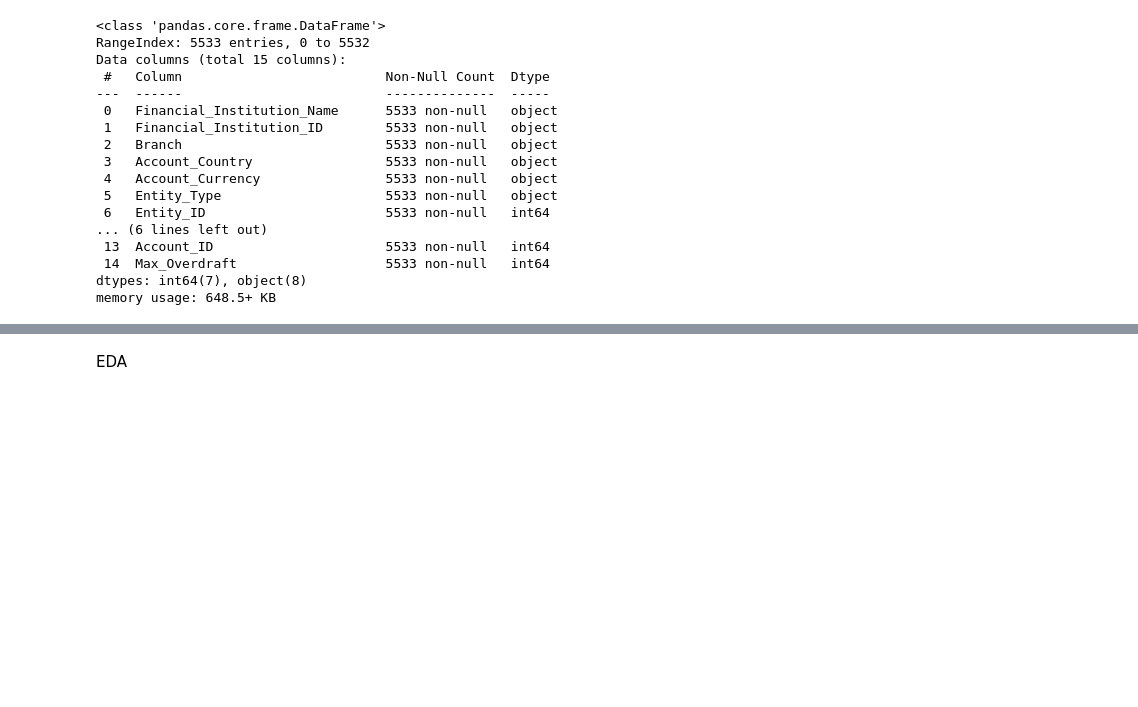
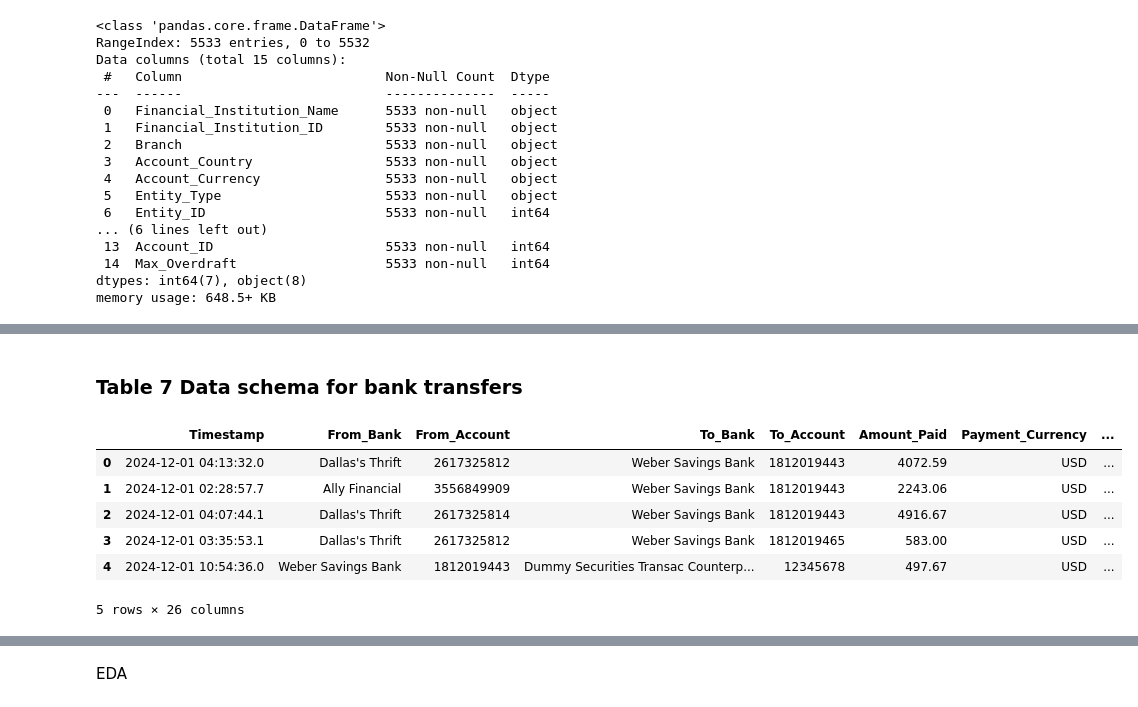
Before and after one commit to thomas-sutter/ai-aml-mvp2value, a Jupyter notebook: 1_exploratory_data_analysis.ipynb, the cells around one changed output, grey strips where cells are left out. Saved outputs shown, nothing was run; the diff lists cells and outputs as text; code cells hidden in the pictures; blank space fills up the shorter version.

```diff
--- a/1_exploratory_data_analysis.ipynb
+++ b/1_exploratory_data_analysis.ipynb
@@ -262,0 +300,16 @@ memory usage: 648.5+ KB
+# %% [markdown]
+### Table 7 Data schema for bank transfers
+# %%
+# Loading dataset bank_xfers
+bank_xfers_df = pd.read_csv('/content/drive/MyDrive/Portfolio/AML/core_banking_and_money_laundering/data/sd175_Small_bank_xfers.csv')
+
+# Display the first 5 rows of the dataframe
+display(bank_xfers_df.head())
+# %% [output]
+|  | Timestamp | From_Bank | From_Account | To_Bank | To_Account | Amount_Paid | Payment_Currency | ... |
+| 0 | 2024-12-01 04:13:32.0 | Dallas's Thrift | 2617325812 | Weber Savings Bank | 1812019443 | 4072.59 | USD | ... |
+| 1 | 2024-12-01 02:28:57.7 | Ally Financial | 3556849909 | Weber Savings Bank | 1812019443 | 2243.06 | USD | ... |
+| 2 | 2024-12-01 04:07:44.1 | Dallas's Thrift | 2617325814 | Weber Savings Bank | 1812019443 | 4916.67 | USD | ... |
+| 3 | 2024-12-01 03:35:53.1 | Dallas's Thrift | 2617325812 | Weber Savings Bank | 1812019465 | 583.00 | USD | ... |
+| 4 | 2024-12-01 10:54:36.0 | Weber Savings Bank | 1812019443 | Dummy Securities Transac Counterp... | 12345678 | 497.67 | USD | ... |
+5 rows × 26 columns
```
Also changed, not shown: parts of 10 cells of this notebook.
